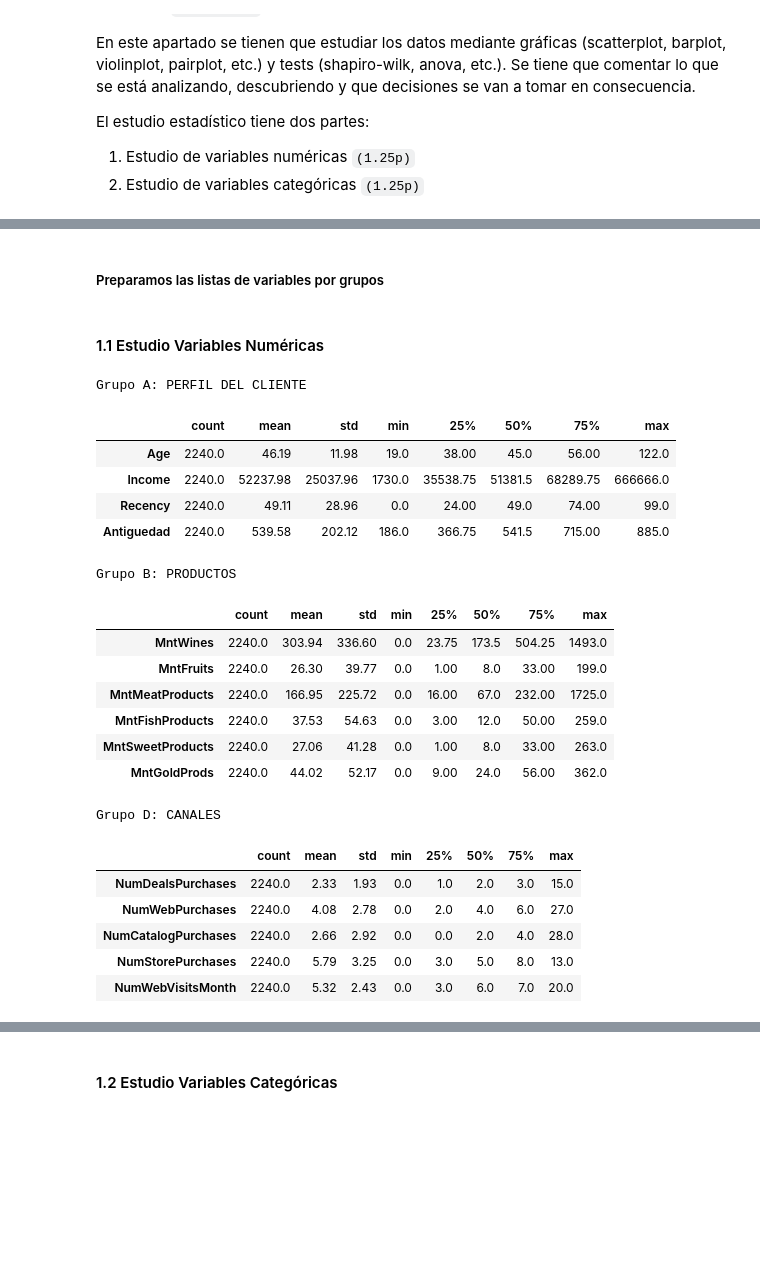
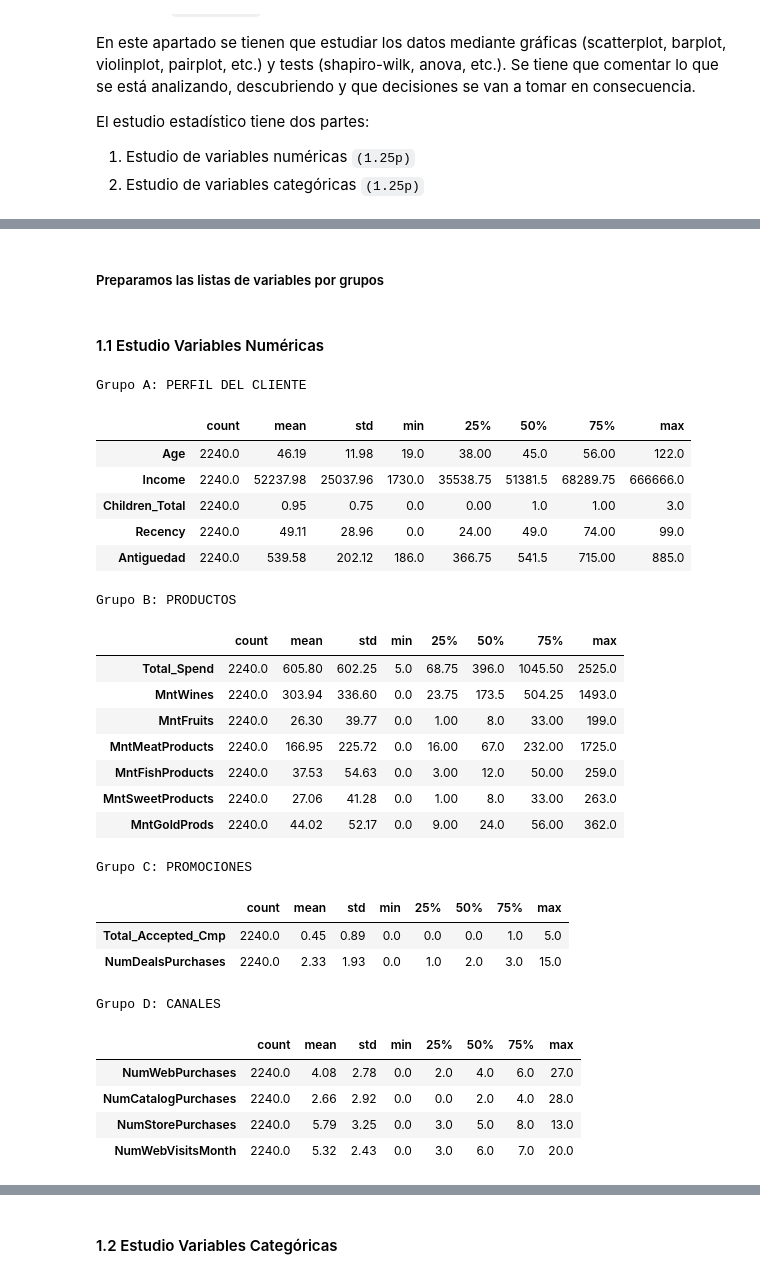
Before and after one commit to Gpascual11/MD005_SBC, a Jupyter notebook: 1. Clustering/MD005_E1_Gerard_Pascual.ipynb, the cells around one changed output, grey strips where cells are left out. Saved outputs shown, nothing was run; the diff lists cells and outputs as text; code cells hidden in the pictures; blank space fills up the shorter version.

```diff
--- a/1. Clustering/MD005_E1_Gerard_Pascual.ipynb
+++ b/1. Clustering/MD005_E1_Gerard_Pascual.ipynb
@@ -172,52 +231,60 @@ memory usage: 401.3+ KB
-# %% [markdown]
-##### Preparamos las listas de variables por grupos
+# %% [markdown]
+##### Preparamos las listas de variables por grupos
 # %%
 # Grupo A: Perfil Cliente
-vars_num_perfil = ['Age', 'Income', 'Recency', 'Antiguedad']
+vars_num_perfil = ['Age', 'Income', 'Children_Total', 'Recency', 'Antiguedad']
 vars_cat_perfil = ['Education', 'MaritalStatus', 'Kidhome', 'Teenhome', 'Complain']
 
 # Grupo B: Productos
-vars_num_productos = ['MntWines', 'MntFruits', 'MntMeatProducts', 'MntFishProducts',
+vars_num_productos = ['Total_Spend', 'MntWines', 'MntFruits', 'MntMeatProducts', 'MntFishProducts',
                   'MntSweetProducts', 'MntGoldProds']
 # Grupo C: Promociones
+vars_num_promo = ['Total_Accepted_Cmp', 'NumDealsPurchases']
 vars_cat_promo = ['AcceptedCmp1', 'AcceptedCmp2', 'AcceptedCmp3', 'AcceptedCmp4', 'AcceptedCmp5', 'Response']
 
 # Grupo D: Canales
-vars_num_canales = ['NumDealsPurchases', 'NumWebPurchases', 'NumCatalogPurchases',
-                'NumStorePurchases', 'NumWebVisitsMonth']
+vars_num_canales = ['NumWebPurchases', 'NumCatalogPurchases', 'NumStorePurchases', 'NumWebVisitsMonth']
 # %% [markdown]
 #### 1.1 Estudio Variables Numéricas
 # %%
 print("Grupo A: PERFIL DEL CLIENTE")
 display(df[vars_num_perfil].describe().T.round(2))
 
 print("\nGrupo B: PRODUCTOS")
 display(df[vars_num_productos].describe().T.round(2))
 
+print("\nGrupo C: PROMOCIONES")
+display(df[vars_num_promo].describe().T.round(2))
+
 print("\nGrupo D: CANALES")
 display(df[vars_num_canales].describe().T.round(2))
 # %% [output]
 Grupo A: PERFIL DEL CLIENTE
 |  | count | mean | std | min | 25% | 50% | 75% | max |
 | Age | 2240.0 | 46.19 | 11.98 | 19.0 | 38.00 | 45.0 | 56.00 | 122.0 |
 | Income | 2240.0 | 52237.98 | 25037.96 | 1730.0 | 35538.75 | 51381.5 | 68289.75 | 666666.0 |
+| Children_Total | 2240.0 | 0.95 | 0.75 | 0.0 | 0.00 | 1.0 | 1.00 | 3.0 |
 | Recency | 2240.0 | 49.11 | 28.96 | 0.0 | 24.00 | 49.0 | 74.00 | 99.0 |
 | Antiguedad | 2240.0 | 539.58 | 202.12 | 186.0 | 366.75 | 541.5 | 715.00 | 885.0 |
 Grupo B: PRODUCTOS
 |  | count | mean | std | min | 25% | 50% | 75% | max |
+| Total_Spend | 2240.0 | 605.80 | 602.25 | 5.0 | 68.75 | 396.0 | 1045.50 | 2525.0 |
 | MntWines | 2240.0 | 303.94 | 336.60 | 0.0 | 23.75 | 173.5 | 504.25 | 1493.0 |
 | MntFruits | 2240.0 | 26.30 | 39.77 | 0.0 | 1.00 | 8.0 | 33.00 | 199.0 |
 | MntMeatProducts | 2240.0 | 166.95 | 225.72 | 0.0 | 16.00 | 67.0 | 232.00 | 1725.0 |
 | MntFishProducts | 2240.0 | 37.53 | 54.63 | 0.0 | 3.00 | 12.0 | 50.00 | 259.0 |
 | MntSweetProducts | 2240.0 | 27.06 | 41.28 | 0.0 | 1.00 | 8.0 | 33.00 | 263.0 |
 | MntGoldProds | 2240.0 | 44.02 | 52.17 | 0.0 | 9.00 | 24.0 | 56.00 | 362.0 |
-Grupo D: CANALES
+Grupo C: PROMOCIONES
 |  | count | mean | std | min | 25% | 50% | 75% | max |
+| Total_Accepted_Cmp | 2240.0 | 0.45 | 0.89 | 0.0 | 0.0 | 0.0 | 1.0 | 5.0 |
 | NumDealsPurchases | 2240.0 | 2.33 | 1.93 | 0.0 | 1.0 | 2.0 | 3.0 | 15.0 |
-| NumWebPurchases | 2240.0 | 4.08 | 2.78 | 0.0 | 2.0 | 4.0 | 6.0 | 27.0 |
-| NumCatalogPurchases | 2240.0 | 2.66 | 2.92 | 0.0 | 0.0 | 2.0 | 4.0 | 28.0 |
-| NumStorePurchases | 2240.0 | 5.79 | 3.25 | 0.0 | 3.0 | 5.0 | 8.0 | 13.0 |
-| NumWebVisitsMonth | 2240.0 | 5.32 | 2.43 | 0.0 | 3.0 | 6.0 | 7.0 | 20.0 |
+Grupo D: CANALES
+|  | count | mean | std | min | 25% | 50% | 75% | max |
+| NumWebPurchases | 2240.0 | 4.08 | 2.78 | 0.0 | 2.0 | 4.0 | 6.0 | 27.0 |
+| NumCatalogPurchases | 2240.0 | 2.66 | 2.92 | 0.0 | 0.0 | 2.0 | 4.0 | 28.0 |
+| NumStorePurchases | 2240.0 | 5.79 | 3.25 | 0.0 | 3.0 | 5.0 | 8.0 | 13.0 |
+| NumWebVisitsMonth | 2240.0 | 5.32 | 2.43 | 0.0 | 3.0 | 6.0 | 7.0 | 20.0 |
 # %% [markdown]
 ##### 1. Análisis del Grupo A: PERFIL (Detección de Errores)
 
```
Also changed, not shown: parts of 26 cells of this notebook.
